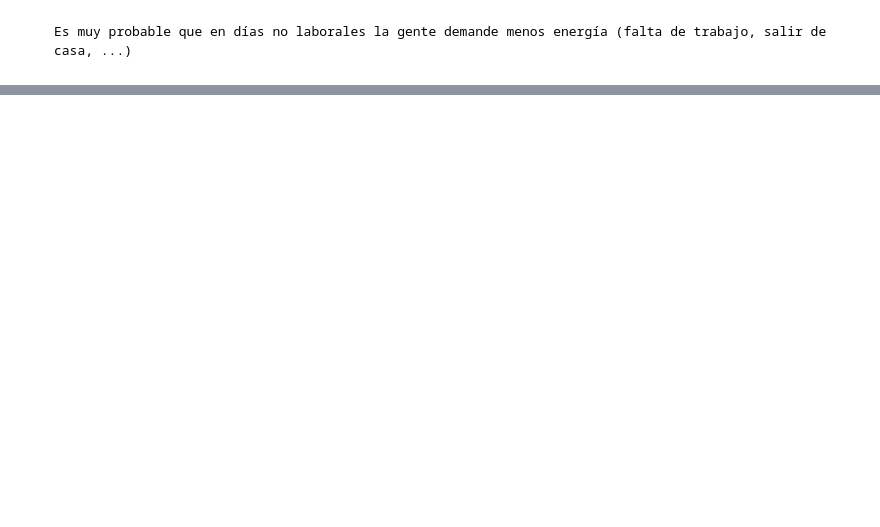
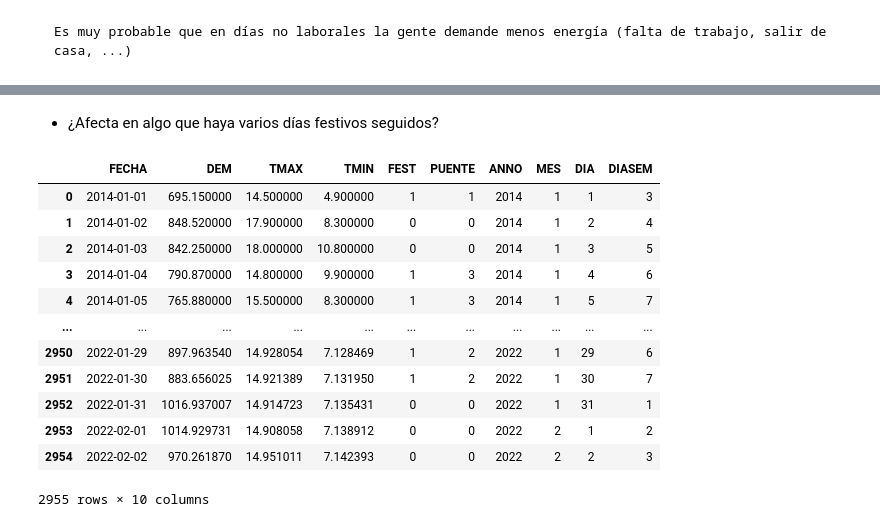
Before and after one commit to SeroviICAI/TRABAJO-1-ESTADISTICA-DESCRIPTIVA, a Jupyter notebook: notebooks/dias_festivos.ipynb, the cells around one changed output, grey strips where cells are left out. Saved outputs shown, nothing was run; the diff lists cells and outputs as text; code cells hidden in the pictures; blank space fills up the shorter version.

```diff
--- a/notebooks/dias_festivos.ipynb
+++ b/notebooks/dias_festivos.ipynb
@@ -258,0 +368,27 @@ plt.show()
+# %% [markdown]
+- ¿Afecta en algo que haya varios días festivos seguidos?
+# %%
+ctemp_dataframe = pd.DataFrame()
+groupby_puente = dataframe.groupby((dataframe['FEST'].shift() != dataframe['FEST']).cumsum())
+
+for index, rows in groupby_puente:
+    if rows.iloc[0]['FEST'] == 1:
+        rows['PUENTE'] = len(rows)
+    ctemp_dataframe = ctemp_dataframe.append(rows, ignore_index=True)
+
+cdataframe_puentes = ctemp_dataframe      # Sustituimos
+cdataframe_puentes
+# %% [output]
+|  | FECHA | DEM | TMAX | TMIN | FEST | PUENTE | ANNO | MES | DIA | DIASEM |
+| 0 | 2014-01-01 | 695.150000 | 14.500000 | 4.900000 | 1 | 1 | 2014 | 1 | 1 | 3 |
+| 1 | 2014-01-02 | 848.520000 | 17.900000 | 8.300000 | 0 | 0 | 2014 | 1 | 2 | 4 |
+| 2 | 2014-01-03 | 842.250000 | 18.000000 | 10.800000 | 0 | 0 | 2014 | 1 | 3 | 5 |
+| 3 | 2014-01-04 | 790.870000 | 14.800000 | 9.900000 | 1 | 3 | 2014 | 1 | 4 | 6 |
+| 4 | 2014-01-05 | 765.880000 | 15.500000 | 8.300000 | 1 | 3 | 2014 | 1 | 5 | 7 |
+| ... | ... | ... | ... | ... | ... | ... | ... | ... | ... | ... |
+| 2950 | 2022-01-29 | 897.963540 | 14.928054 | 7.128469 | 1 | 2 | 2022 | 1 | 29 | 6 |
+| 2951 | 2022-01-30 | 883.656025 | 14.921389 | 7.131950 | 1 | 2 | 2022 | 1 | 30 | 7 |
+| 2952 | 2022-01-31 | 1016.937007 | 14.914723 | 7.135431 | 0 | 0 | 2022 | 1 | 31 | 1 |
+| 2953 | 2022-02-01 | 1014.929731 | 14.908058 | 7.138912 | 0 | 0 | 2022 | 2 | 1 | 2 |
+| 2954 | 2022-02-02 | 970.261870 | 14.951011 | 7.142393 | 0 | 0 | 2022 | 2 | 2 | 3 |
+2955 rows × 10 columns
```
Also changed, not shown: parts of 12 cells of this notebook, 4 other files.
